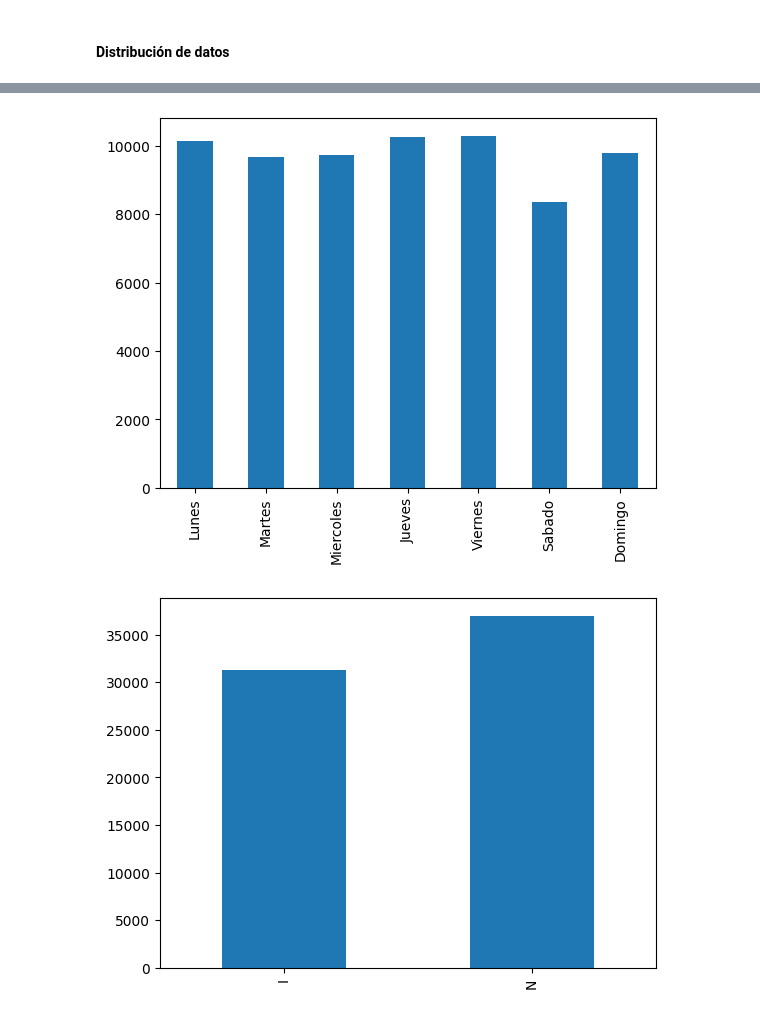
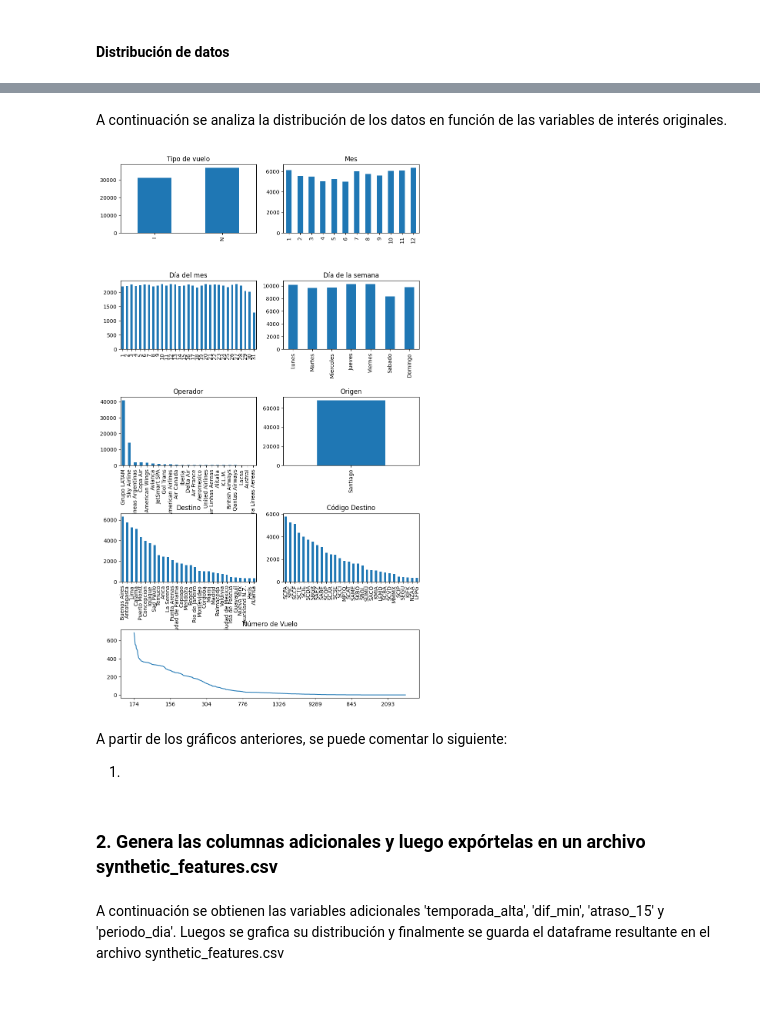
Before and after one commit to sebalopsa/latam-challenge, a Jupyter notebook: solution.ipynb, the cells around one changed output, grey strips where cells are left out. Saved outputs shown, nothing was run; the diff lists cells and outputs as text; code cells hidden in the pictures.

Commit message:
synthetic_features

```diff
--- a/solution.ipynb
+++ b/solution.ipynb
@@ -80,5 +106,2 @@ print(len(df['SIGLADES'].unique()))
 # %% [markdown]
 #### Distribución de datos
-# %%
-df = pd.read_csv('dataset_SCL.csv')
-df.head()
@@ -122,11 +108,28 @@ plt.show()
-# %%
-week_days = ["Lunes","Martes","Miercoles","Jueves","Viernes","Sabado","Domingo"]
-df['DIANOM'].value_counts().loc[week_days].plot(kind='bar')
-plt.show()
-# %% [output]
-[figure, removed]
-# %%
-df['TIPOVUELO'].value_counts().sort_index().plot(kind='bar')
-plt.show()
-# %% [output]
-[figure, removed]
+# %% [markdown]
+A continuación se analiza la distribución de los datos en función de las variables de interés originales.
+# %%
+fig, ax = plt.subplots(5,2)
+fig.set_size_inches(10,18)
+plt.subplots_adjust(hspace = .7)
+df['TIPOVUELO'].value_counts().sort_index().plot(kind='bar',ax=ax[0,0], title="Tipo de vuelo")
+df['MES'].value_counts().sort_index().plot(kind='bar',ax=ax[0,1], title="Mes")
+df['DIA'].value_counts().sort_index().plot(kind='bar',ax=ax[1,0], title="Día del mes")
+week_days = ["Lunes","Martes","Miercoles","Jueves","Viernes","Sabado","Domingo"]
+df['DIANOM'].value_counts().loc[week_days].plot(kind='bar',ax=ax[1,1], title="Día de la semana")
+df['OPERA'].value_counts().plot(kind='bar',ax=ax[2,0], title="Operador")
+df['SIGLAORI'].value_counts().plot(kind='bar',ax=ax[2,1], title="Origen")
+df['SIGLADES'].value_counts().head(30).plot(kind='bar',ax=ax[3,0], title="Destino")
+df['Des-I'].value_counts().head(30).plot(kind='bar',ax=ax[3,1], title="Código Destino")
+df['Vlo-I'].value_counts().plot(kind='line',ax=plt.subplot2grid([5,2],[4,0], colspan=2) , title="Número de Vuelo")
+
+plt.show()
+# %% [output]
+[figure, added]
+# %% [markdown]
+A partir de los gráficos anteriores, se puede comentar lo siguiente:
+
+1)
+# %% [markdown]
+### 2. Genera las columnas adicionales y luego expórtelas en un archivo synthetic_features.csv
+# %% [markdown]
+A continuación se obtienen las variables adicionales 'temporada_alta', 'dif_min', 'atraso_15' y 'periodo_dia'. Luegos se grafica su distribución y finalmente se guarda el dataframe resultante en el archivo synthetic_features.csv
```
Also changed, not shown: parts of 23 cells of this notebook, 1 other file.
